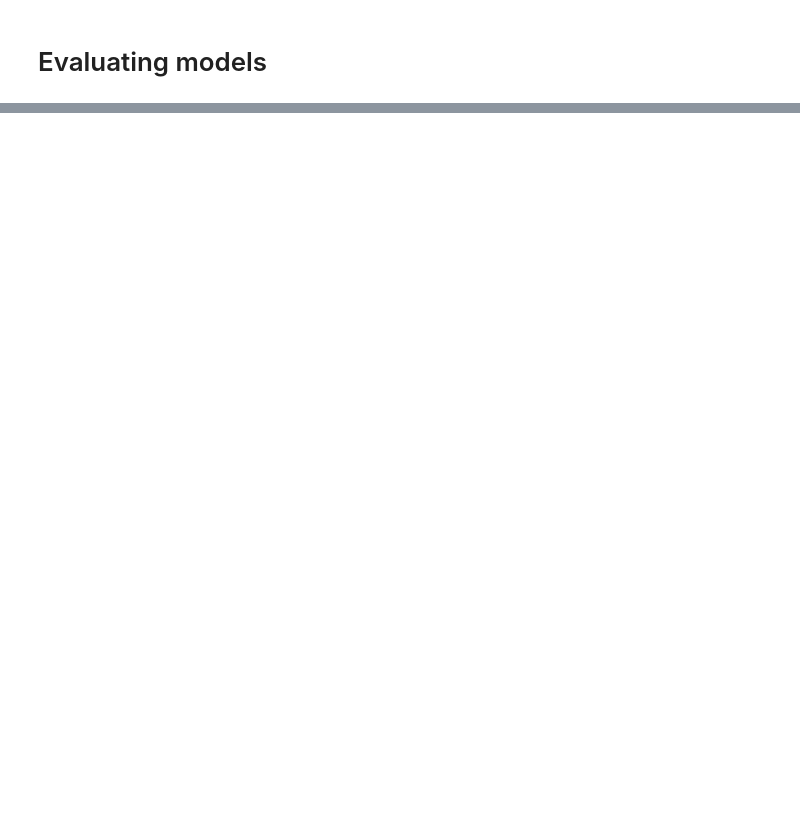
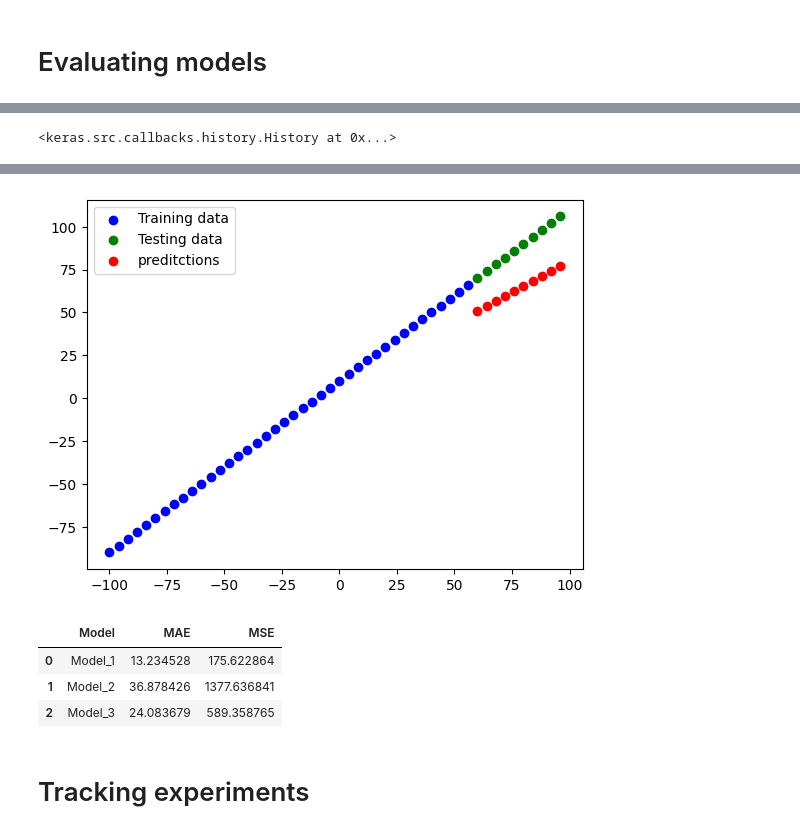
Before and after one commit to Zuhair0000/tensorflow_bootcamp, a Jupyter notebook: 01_neural_network_regression_with_tensorflow.ipynb, the cells around one changed output, grey strips where cells are left out. Drawn from its saved outputs; the diff is of its cells as text; code cells hidden in the pictures; blank space fills up the shorter version.

```diff
--- a/01_neural_network_regression_with_tensorflow.ipynb
+++ b/01_neural_network_regression_with_tensorflow.ipynb
@@ -212,0 +261,17 @@ MSE: 12.629846572875977
+# %%
+tf.random.set_seed(42)
+
+model_3 = tf.keras.Sequential([
+    tf.keras.layers.Dense(100, input_shape=[1]),
+    tf.keras.layers.Dense(1),
+])
+
+model_3.compile(loss='mae', optimizer='SGD', metrics=['mae'])
+
+model_3.fit(X_train, y_train, epochs=500, verbose=0)
+# %% [output]
+<keras.src.callbacks.history.History at 0x...>
+# %%
+y_pred_3 = model_3.predict(X_test)
+plot_predictions(predictions=y_pred_3)
+# %% [output]
@@ -212,0 +279,16 @@ MSE: 12.629846572875977
+[figure, added]
+# %%
+import pandas as pd
+model_results = [["Model_1", mean_absolute_error(y_test, y_pred_1), mean_squared_error(y_test, y_pred_1)],
+                 ["Model_2", mean_absolute_error(y_test, y_pred_2), mean_squared_error(y_test, y_pred_2)],
+                 ["Model_3", mean_absolute_error(y_test, y_pred_3), mean_squared_error(y_test, y_pred_3)]]
+
+all_results = pd.DataFrame(model_results, columns=["Model", "MAE", "MSE"])
+all_results
+# %% [output]
+|  | Model | MAE | MSE |
+| 0 | Model_1 | 13.234528 | 175.622864 |
+| 1 | Model_2 | 36.878426 | 1377.636841 |
+| 2 | Model_3 | 24.083679 | 589.358765 |
+# %% [markdown]
+# Tracking experiments
```
Also changed, not shown: parts of 19 cells of this notebook.
